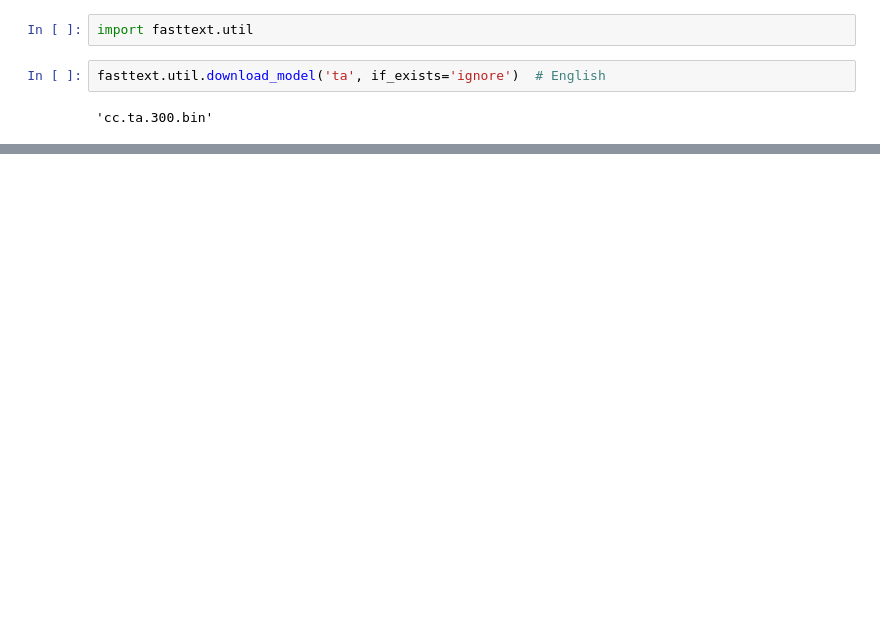
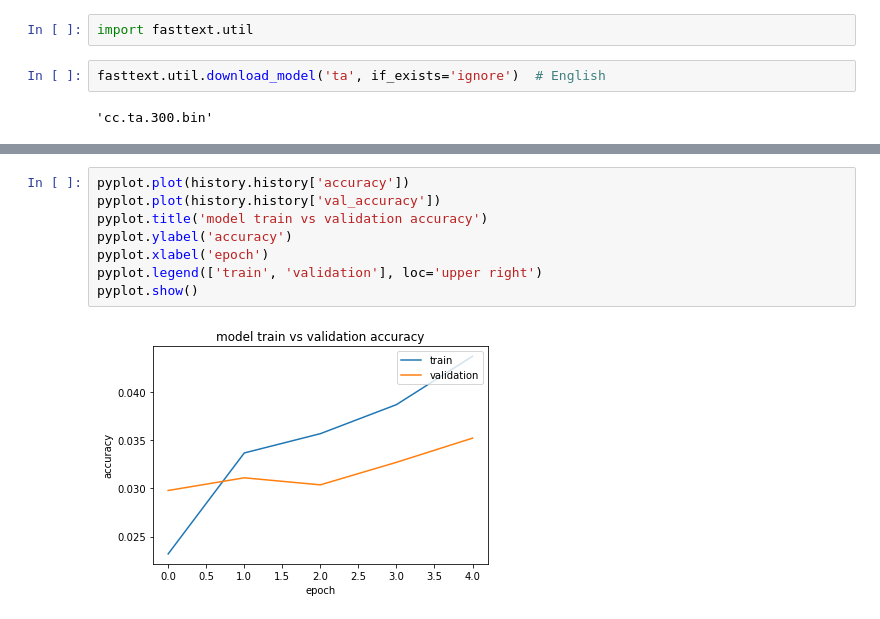
Before and after one commit to dineshkumarsarangapani/tamil-nlp, a Jupyter notebook: note-books/tamil-word-model.ipynb, the cells around one changed output, grey strips where cells are left out. Saved outputs shown, nothing was run; the diff lists cells and outputs as text; blank space fills up the shorter version.

```diff
--- a/note-books/tamil-word-model.ipynb
+++ b/note-books/tamil-word-model.ipynb
@@ -192,3 +187,13 @@ Epoch 5/5
+# %%
+pyplot.plot(history.history['accuracy'])
+pyplot.plot(history.history['val_accuracy'])
+pyplot.title('model train vs validation accuracy')
+pyplot.ylabel('accuracy')
+pyplot.xlabel('epoch')
+pyplot.legend(['train', 'validation'], loc='upper right')
+pyplot.show()
+# %% [output]
+[figure, added]
 # %%
 from random import randint
 from pickle import load
```
Also changed, not shown: parts of 11 cells of this notebook, 2 other files.
